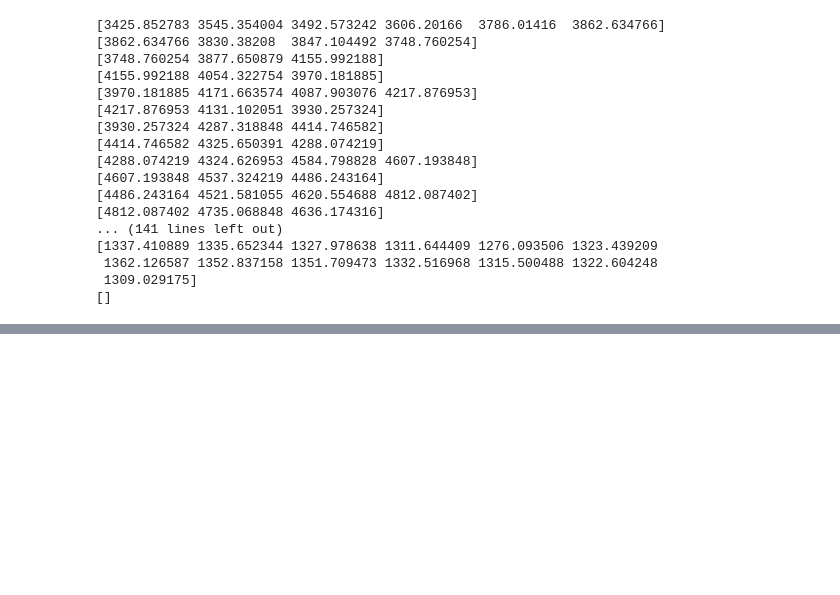
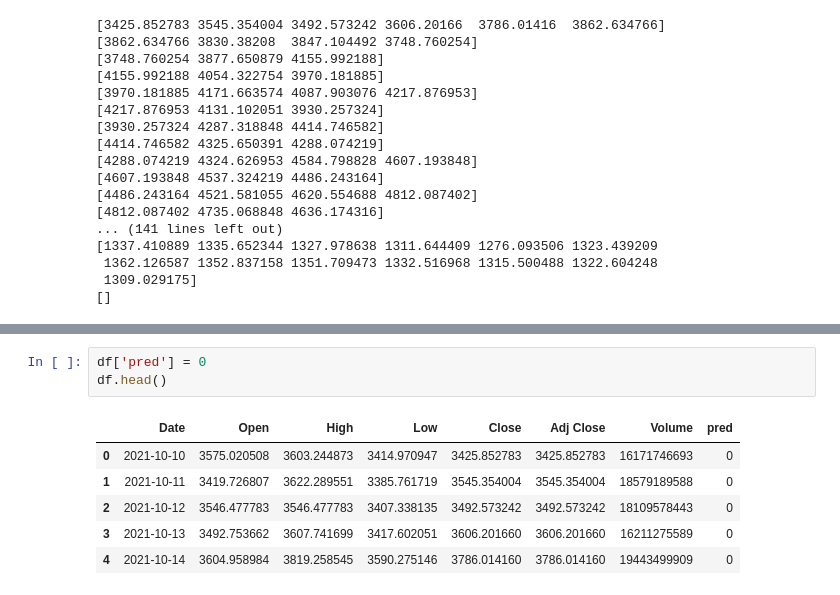
Before and after one commit to iamjakkie/Time_Series_Approximator, a Jupyter notebook: research.ipynb, the cells around one changed output, grey strips where cells are left out. Saved outputs shown, nothing was run; the diff lists cells and outputs as text; blank space fills up the shorter version.

```diff
--- a/research.ipynb
+++ b/research.ipynb
@@ -90,0 +121,10 @@ for (start, stop) in idx:
+# %%
+df['pred'] = 0
+df.head()
+# %% [output]
+|  | Date | Open | High | Low | Close | Adj Close | Volume | pred |
+| 0 | 2021-10-10 | 3575.020508 | 3603.244873 | 3414.970947 | 3425.852783 | 3425.852783 | 16171746693 | 0 |
+| 1 | 2021-10-11 | 3419.726807 | 3622.289551 | 3385.761719 | 3545.354004 | 3545.354004 | 18579189588 | 0 |
+| 2 | 2021-10-12 | 3546.477783 | 3546.477783 | 3407.338135 | 3492.573242 | 3492.573242 | 18109578443 | 0 |
+| 3 | 2021-10-13 | 3492.753662 | 3607.741699 | 3417.602051 | 3606.201660 | 3606.201660 | 16211275589 | 0 |
+| 4 | 2021-10-14 | 3604.958984 | 3819.258545 | 3590.275146 | 3786.014160 | 3786.014160 | 19443499909 | 0 |
```
Also changed, not shown: parts of 11 cells of this notebook.
